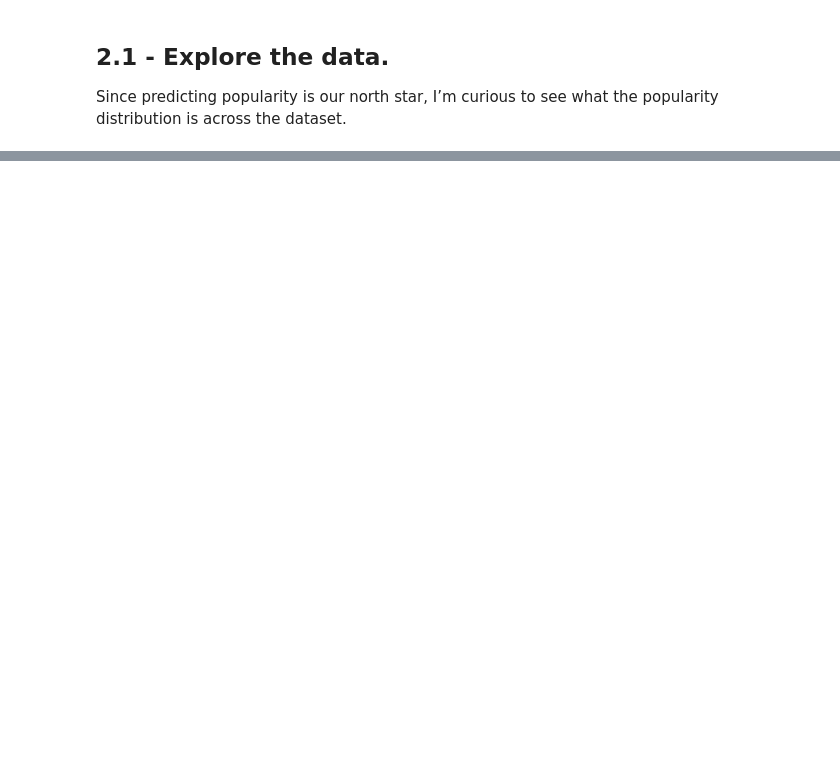
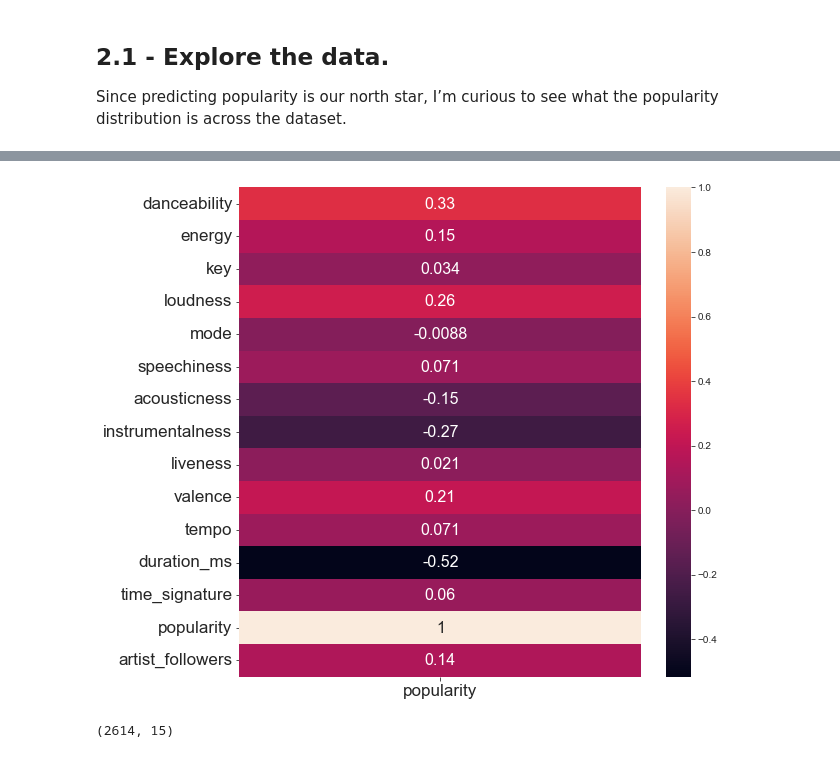
Before and after one commit to Benjamin-Barda/spotyCARLO, a Jupyter notebook: PacosPart.ipynb, the cells around one changed output, grey strips where cells are left out. Drawn from its saved outputs; the diff is of its cells as text; code cells hidden in the pictures; blank space fills up the shorter version.

```diff
--- a/PacosPart.ipynb
+++ b/PacosPart.ipynb
@@ -60,0 +126,13 @@ _ = plt.hist(dF[['popularity']],density = True, bins = 24,edgecolor='white',)
+# %%
+mergeDF = pd.concat([dF.drop('label',axis=1),dFpop]).drop_duplicates()
+corr = mergeDF.corr()
+x = corr[['popularity']]
+fig,ax = plt.subplots(figsize=(9,9))
+img = sns.heatmap(x,annot=True,annot_kws={'size':16})
+img.set_yticklabels(img.get_ymajorticklabels(), fontsize = 17)
+img.set_xticklabels(img.get_xmajorticklabels(), fontsize = 17)
+plt.show()
+mergeDF.shape
+# %% [output]
+[figure, added]
+(2614, 15)
```
Also changed, not shown: parts of 10 cells of this notebook, 2 other files.
